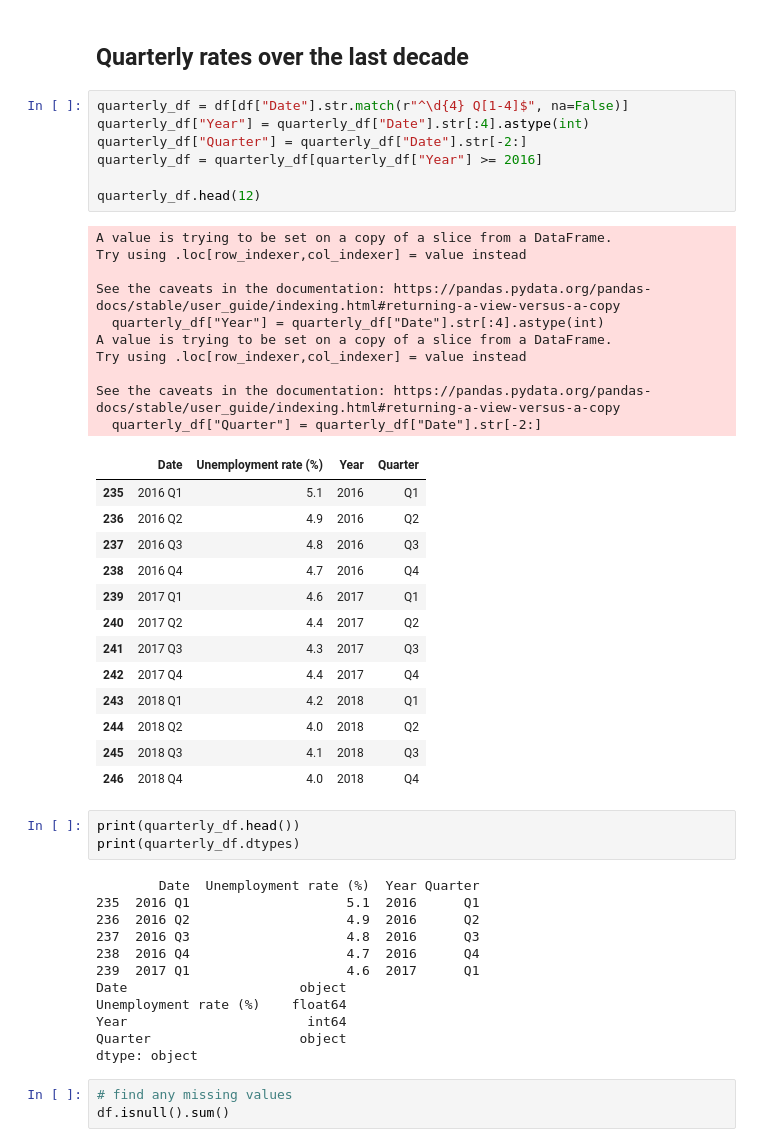
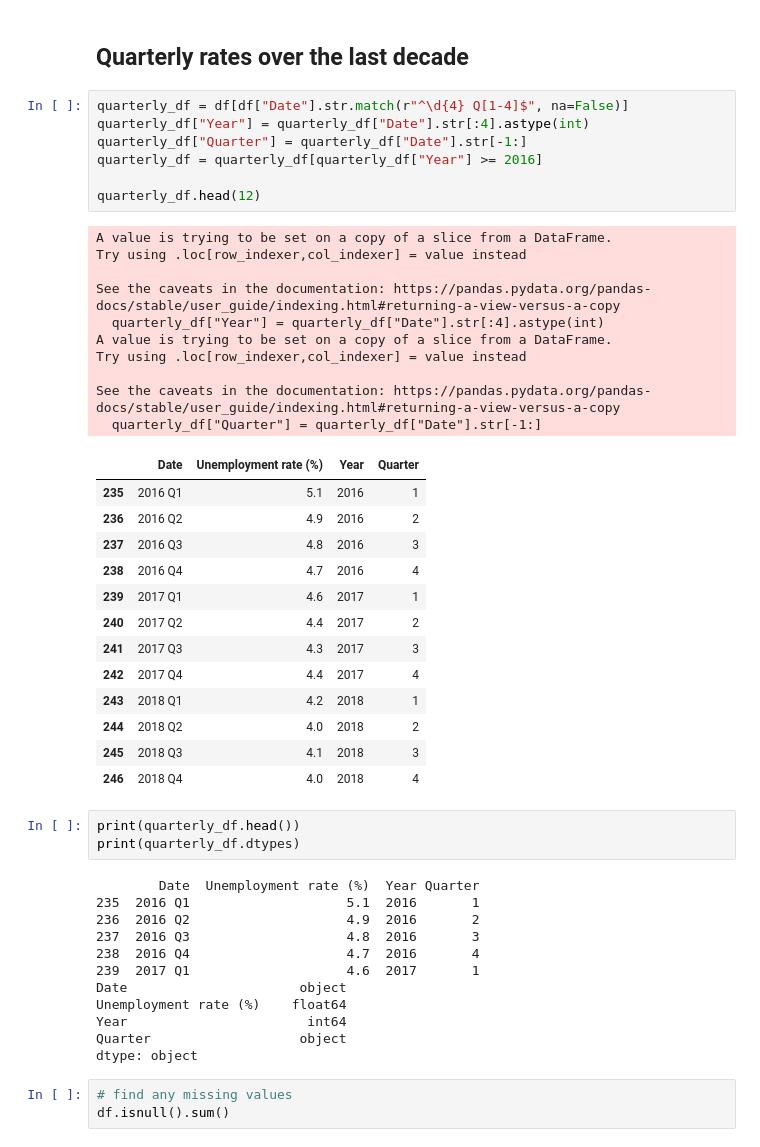
Before and after one commit to neer-shah/UK-unemployment-2026, a Jupyter notebook: main.ipynb, the cells around one changed output. Saved outputs shown, nothing was run; the diff lists cells and outputs as text.

```diff
--- a/main.ipynb
+++ b/main.ipynb
@@ -51,44 +84,44 @@ df
 # %%
 quarterly_df = df[df["Date"].str.match(r"^\d{4} Q[1-4]$", na=False)]
 quarterly_df["Year"] = quarterly_df["Date"].str[:4].astype(int)
-quarterly_df["Quarter"] = quarterly_df["Date"].str[-2:]
+quarterly_df["Quarter"] = quarterly_df["Date"].str[-1:]
 quarterly_df = quarterly_df[quarterly_df["Year"] >= 2016]
 
 quarterly_df.head(12)
 # %% [output]
 A value is trying to be set on a copy of a slice from a DataFrame.
 Try using .loc[row_indexer,col_indexer] = value instead
 
 See the caveats in the documentation: https://pandas.pydata.org/pandas-docs/stable/user_guide/indexing.html#returning-a-view-versus-a-copy
   quarterly_df["Year"] = quarterly_df["Date"].str[:4].astype(int)
 A value is trying to be set on a copy of a slice from a DataFrame.
 Try using .loc[row_indexer,col_indexer] = value instead
 
 See the caveats in the documentation: https://pandas.pydata.org/pandas-docs/stable/user_guide/indexing.html#returning-a-view-versus-a-copy
-  quarterly_df["Quarter"] = quarterly_df["Date"].str[-2:]
+  quarterly_df["Quarter"] = quarterly_df["Date"].str[-1:]
 |  | Date | Unemployment rate (%) | Year | Quarter |
-| 235 | 2016 Q1 | 5.1 | 2016 | Q1 |
-| 236 | 2016 Q2 | 4.9 | 2016 | Q2 |
-| 237 | 2016 Q3 | 4.8 | 2016 | Q3 |
-| 238 | 2016 Q4 | 4.7 | 2016 | Q4 |
-| 239 | 2017 Q1 | 4.6 | 2017 | Q1 |
-| 240 | 2017 Q2 | 4.4 | 2017 | Q2 |
-| 241 | 2017 Q3 | 4.3 | 2017 | Q3 |
-| 242 | 2017 Q4 | 4.4 | 2017 | Q4 |
-| 243 | 2018 Q1 | 4.2 | 2018 | Q1 |
-| 244 | 2018 Q2 | 4.0 | 2018 | Q2 |
-| 245 | 2018 Q3 | 4.1 | 2018 | Q3 |
-| 246 | 2018 Q4 | 4.0 | 2018 | Q4 |
+| 235 | 2016 Q1 | 5.1 | 2016 | 1 |
+| 236 | 2016 Q2 | 4.9 | 2016 | 2 |
+| 237 | 2016 Q3 | 4.8 | 2016 | 3 |
+| 238 | 2016 Q4 | 4.7 | 2016 | 4 |
+| 239 | 2017 Q1 | 4.6 | 2017 | 1 |
+| 240 | 2017 Q2 | 4.4 | 2017 | 2 |
+| 241 | 2017 Q3 | 4.3 | 2017 | 3 |
+| 242 | 2017 Q4 | 4.4 | 2017 | 4 |
+| 243 | 2018 Q1 | 4.2 | 2018 | 1 |
+| 244 | 2018 Q2 | 4.0 | 2018 | 2 |
+| 245 | 2018 Q3 | 4.1 | 2018 | 3 |
+| 246 | 2018 Q4 | 4.0 | 2018 | 4 |
 # %%
 print(quarterly_df.head())
 print(quarterly_df.dtypes)
 # %% [output]
         Date  Unemployment rate (%)  Year Quarter
-235  2016 Q1                    5.1  2016      Q1
-236  2016 Q2                    4.9  2016      Q2
-237  2016 Q3                    4.8  2016      Q3
-238  2016 Q4                    4.7  2016      Q4
-239  2017 Q1                    4.6  2017      Q1
+235  2016 Q1                    5.1  2016       1
+236  2016 Q2                    4.9  2016       2
+237  2016 Q3                    4.8  2016       3
+238  2016 Q4                    4.7  2016       4
+239  2017 Q1                    4.6  2017       1
 Date                      object
 Unemployment rate (%)    float64
 Year                       int64
```
Also changed, not shown: parts of 9 cells of this notebook.
